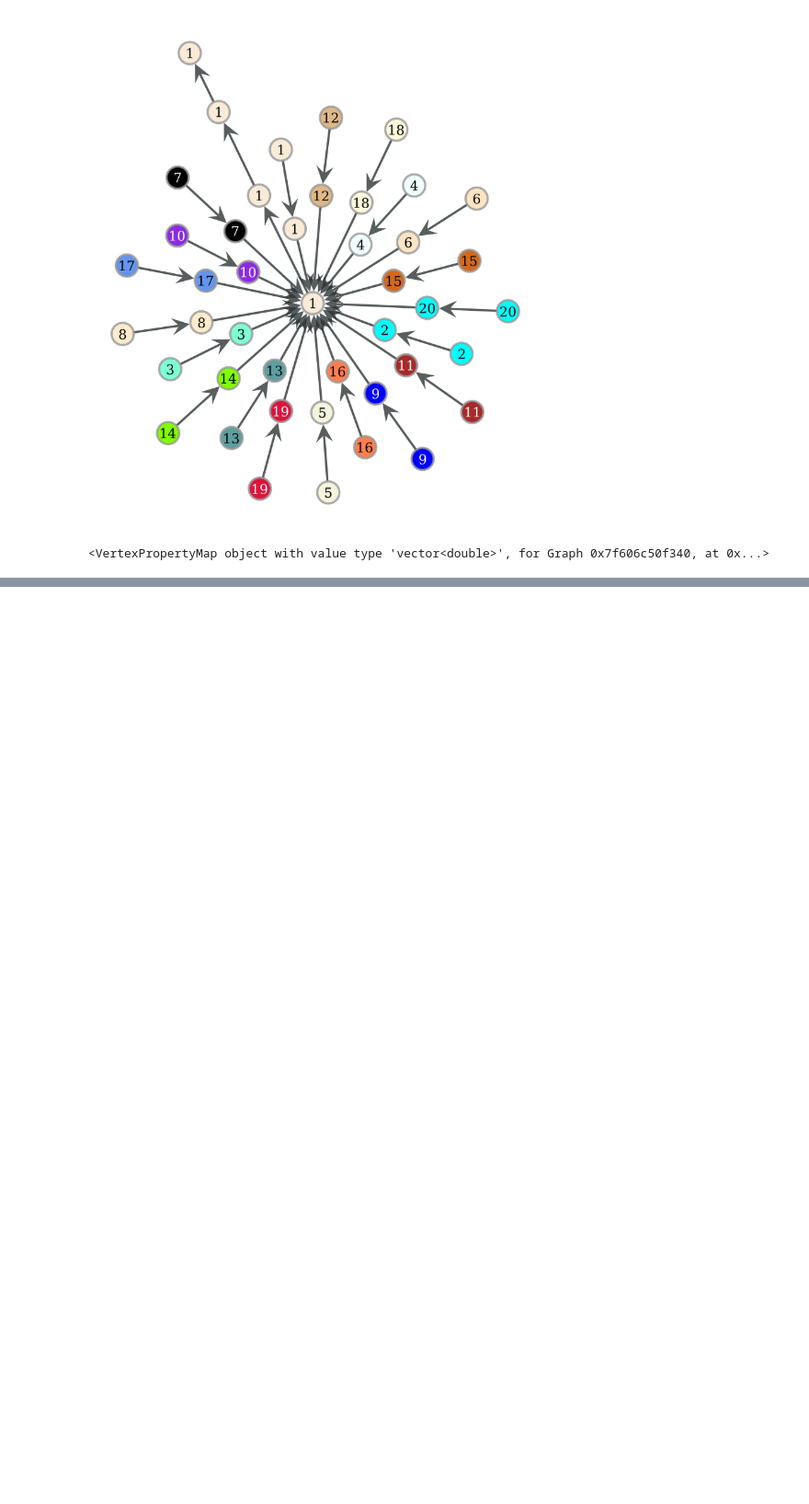
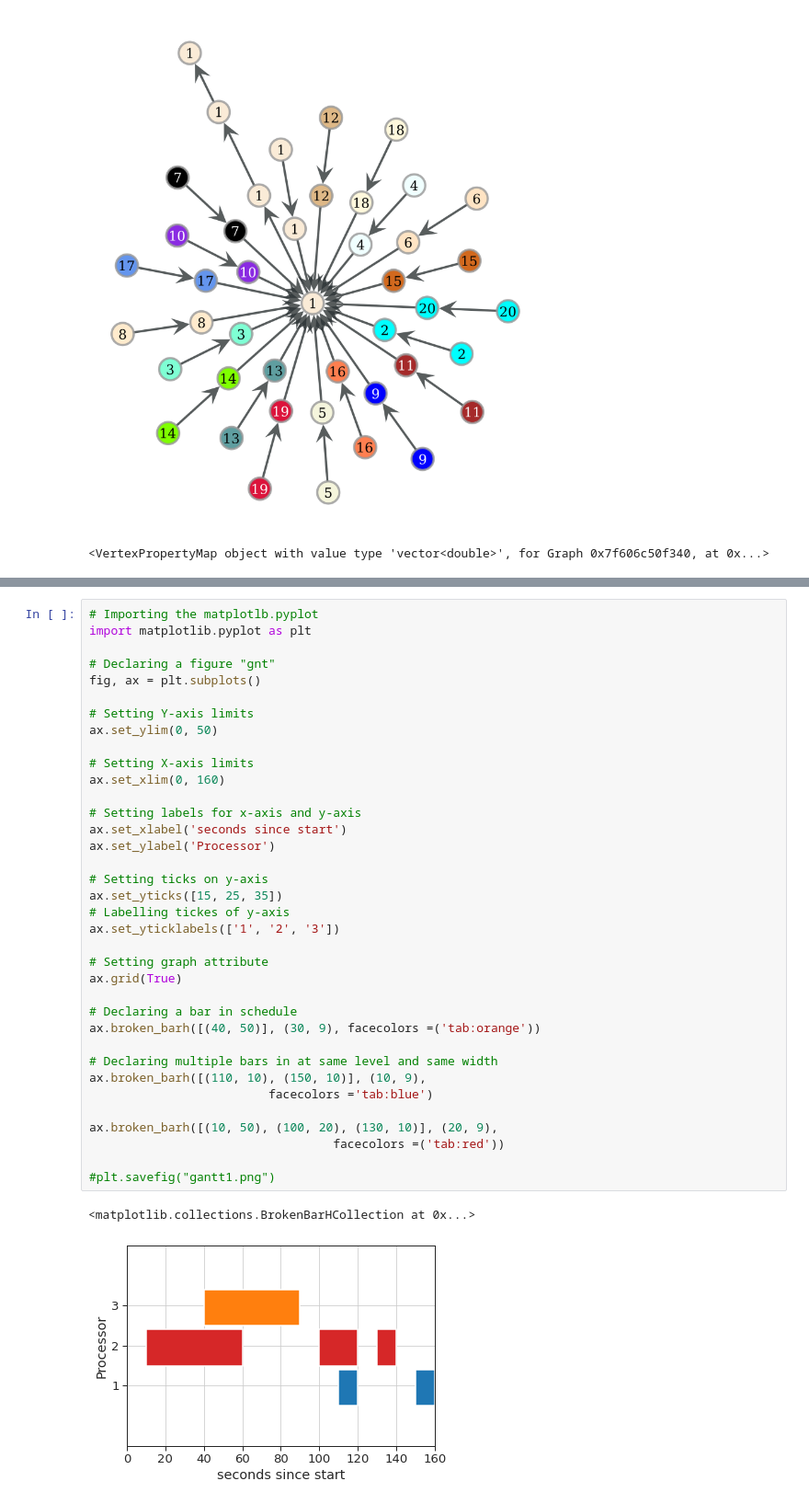
Before and after one commit to KarizCache/serverless, a Jupyter notebook: ipythons/colorthegraph.ipynb, the cells around one changed output, grey strips where cells are left out. Shown at 92% size. Saved outputs shown, nothing was run; the diff lists cells and outputs as text; blank space fills up the shorter version.

```diff
--- a/ipythons/colorthegraph.ipynb
+++ b/ipythons/colorthegraph.ipynb
@@ -128,0 +208,39 @@ gt.graph_draw(g, vertex_text=g.vp.isimcolor, vertex_fill_color=g.vp.simcolor, ou
+# %%
+# Importing the matplotlb.pyplot
+import matplotlib.pyplot as plt
+
+# Declaring a figure "gnt"
+fig, ax = plt.subplots()
+
+# Setting Y-axis limits
+ax.set_ylim(0, 50)
+
+# Setting X-axis limits
+ax.set_xlim(0, 160)
+
+# Setting labels for x-axis and y-axis
+ax.set_xlabel('seconds since start')
+ax.set_ylabel('Processor')
+
+# Setting ticks on y-axis
+ax.set_yticks([15, 25, 35])
+# Labelling tickes of y-axis
+ax.set_yticklabels(['1', '2', '3'])
+
+# Setting graph attribute
+ax.grid(True)
+
+# Declaring a bar in schedule
+ax.broken_barh([(40, 50)], (30, 9), facecolors =('tab:orange'))
+
+# Declaring multiple bars in at same level and same width
+ax.broken_barh([(110, 10), (150, 10)], (10, 9),
+                         facecolors ='tab:blue')
+
+ax.broken_barh([(10, 50), (100, 20), (130, 10)], (20, 9),
+                                  facecolors =('tab:red'))
+
+#plt.savefig("gantt1.png")
+# %% [output]
+<matplotlib.collections.BrokenBarHCollection at 0x...>
+[figure, added]
```
Also changed, not shown: parts of 8 cells of this notebook, 55 other files.
